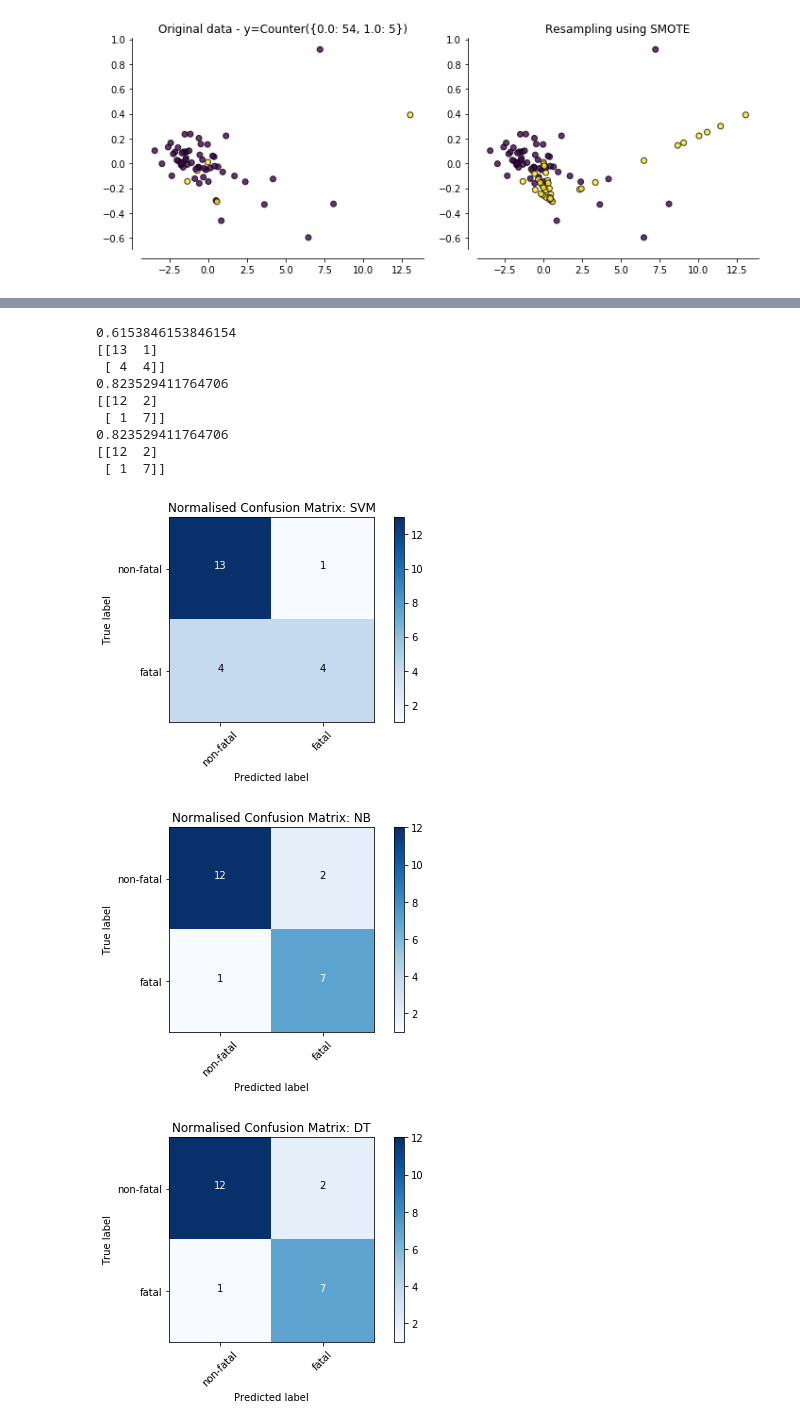
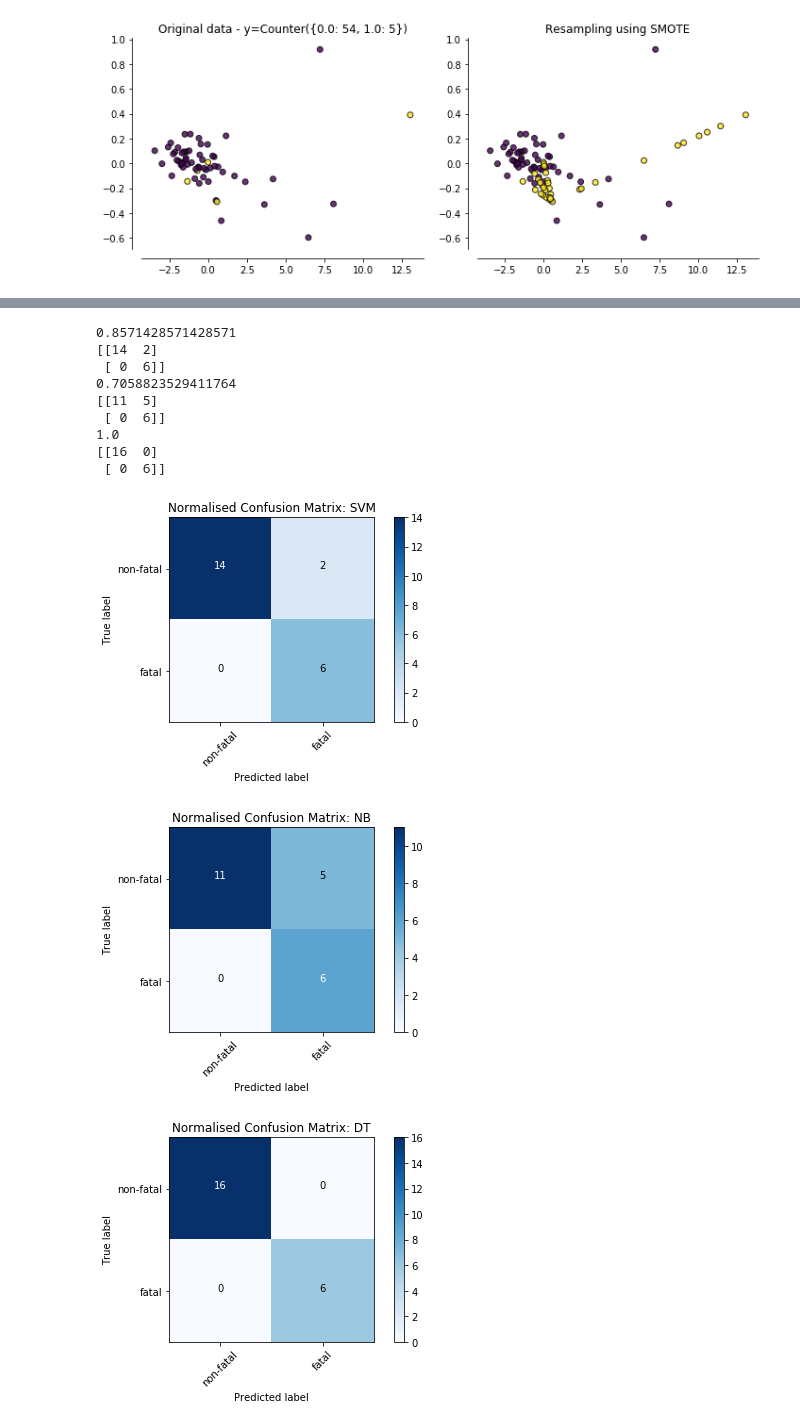
Before and after one commit to danielsoutar/CS4098, a Jupyter notebook: Notebook.ipynb, the cells around one changed output, grey strips where cells are left out. Cells and saved outputs as stored; diff of their text form; code cells hidden in the pictures.

```diff
--- a/Notebook.ipynb
+++ b/Notebook.ipynb
@@ -360,20 +367,26 @@ def plot_decision_function(X, y, clf, ax):
 # %%
 # This is it! Our real dataset.
 X = np.empty([59, 21], dtype=np.float32)
+y = np.zeros([59], dtype=np.float32)
 
-for i, file in enumerate(glob.glob("./inputs/*.txt")):
+positive_files = ["./inputs/_outDONEIN736-SN97.txt",
+                  "./inputs/_outDONEIN733-SN103.txt",
+                  "./inputs/_outDONEIN805-SN126.txt",
+                  "./inputs/_outDONEIN793-SN74.txt",
+                  "./inputs/_outDONEIN781-SN7.txt"]
+
+for i, file in enumerate(sorted(glob.glob("./inputs/*.txt"))):
     f = open(file,'r')
+
+    if file in positive_files:
+        print(file)
+        y[i] = 1
+
     lines = f.readlines()[4:]
     arr = np.zeros(21, dtype=np.float32)
     for x, line in enumerate(lines):
         arr[x] = int(line.split(',')[1])
     X[i] = arr
-
-y = np.zeros([59], dtype=np.float32)
-positives = [4, 8, 16, 28, 56]
-
-for index in positives:
-    y[index] = 1
 
 for i, example in enumerate(X):
     my_sum = sum(example)
@@ -391,11 +404,10 @@ X_res, y_res = sampler.fit_sample(X, y)
 
 X_minority = np.take(X_res, np.where(y_res == 1), axis=0)[0]
 y_minority = np.take(y_res, np.where(y_res == 1), axis=0)[0]
+
 print(X_minority.shape, y_minority.shape)
 
 X_train, X_test, y_train, y_test = train_test_split(X_res, y_res, random_state=0)
 
-# clf = LinearSVC()
-# clf.fit(X_train, y_train)
-# y_pred = clf.predict(X_test)
+print(np.sort(X_res))
 # %% [output]
@@ -562,10 +586,6 @@ fig.tight_layout()
 # ax1.scatter(X[:, 0], X[:, 1])
 # ax1.set_title('Visualising Data Points compressed with PCA with y={}'.format(Counter(y)))
 # fig.tight_layout()
-# %%
-sampler = SMOTE(random_state=0, k_neighbors=4, kind='svm')
-X_res, y_res = sampler.fit_sample(X, y)
-print(X_res.shape, y_res.shape)
 # %%
 # fig, ((ax1)) = plt.subplots(1, 1, figsize=(8, 6))
 # plot_decision_function(X, y, clf, ax1)
@@ -670,30 +669,39 @@ plot_confusion_matrix(cnf_matrix, classes=class_names,
 # %%
-from sklearn.metrics import f1_score
+nb_priors = np.array([0.39, 0.61])
+svm_params = {'kernel':('linear', 'rbf', 'poly'), 'C':[1, 10, 100, 200, 400, 1000]}
 
 class_names = ['non-fatal', 'fatal']
 
-for clf, name in zip([svm.SVC(kernel='poly', C=100), GaussianNB(priors), DecisionTreeClassifier(random_state=0)],
+for clf, name in zip([None, GaussianNB(priors), DecisionTreeClassifier(random_state=0)],
                     ["SVM", "NB", "DT"]):
-    y_pred = clf.fit(X_train, y_train).predict(X_test)
+
+    if name == "SVM":
+        clf = GridSearchCV(svm.SVC(), svm_params)
+        y_pred = clf.fit(X_train, y_train).predict(X_test)
+#         y_pred = cross_val_predict(clf, X_train, y_train, cv=10)
+    else:
+#         y_pred = cross_val_predict(clf, X_train, y_train, cv=10)
+        y_pred = clf.fit(X_train, y_train).predict(X_test)
+
 
     print(f1_score(y_test, y_pred))
 
     cnf_matrix = confusion_matrix(y_test, y_pred)
     np.set_printoptions(precision=2)
 
     plt.figure()
     plot_confusion_matrix(cnf_matrix, classes=class_names,
                       title='Normalised Confusion Matrix: ' + name, normalize=False)
 # %% [output]
-0.6153846153846154
-[[13  1]
- [ 4  4]]
-0.823529411764706
-[[12  2]
- [ 1  7]]
-0.823529411764706
-[[12  2]
- [ 1  7]]
+0.8571428571428571
+[[14  2]
+ [ 0  6]]
+0.7058823529411764
+[[11  5]
+ [ 0  6]]
+1.0
+[[16  0]
+ [ 0  6]]
-[figure, old version]
+[figure, new version]
-[figure, old version]
+[figure, new version]
-[figure, old version]
+[figure, new version]
```
Also changed, not shown: parts of 6 cells of this notebook, 1 other file.
